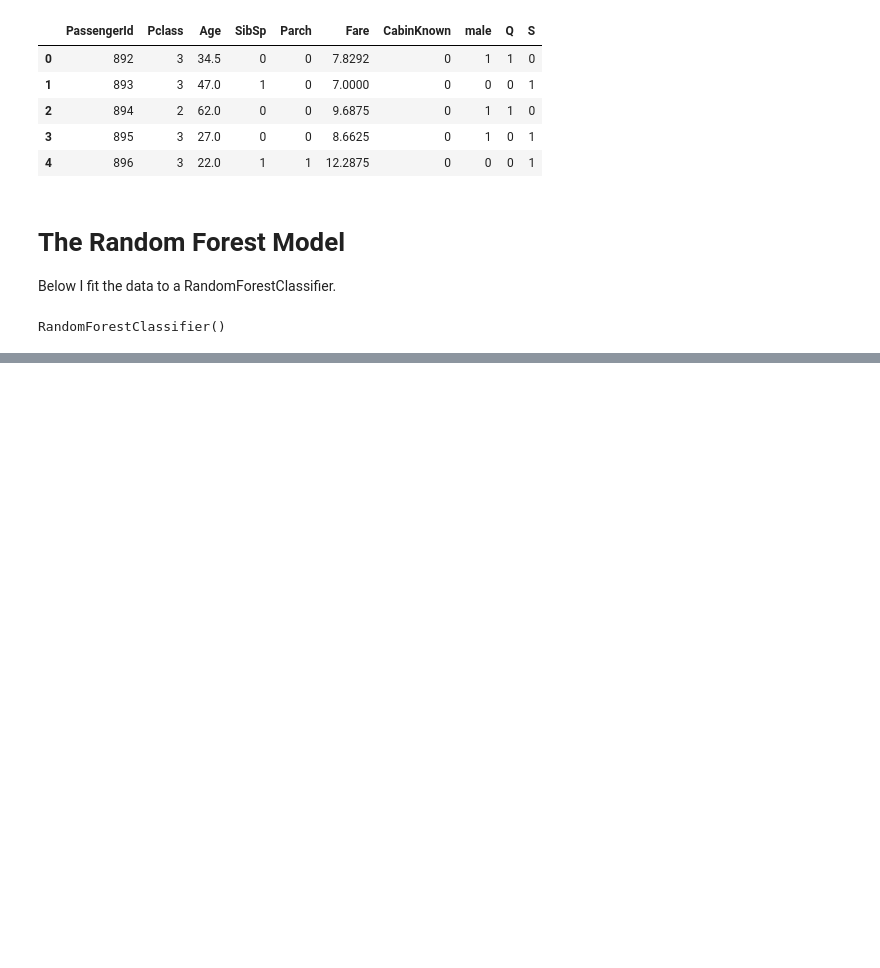
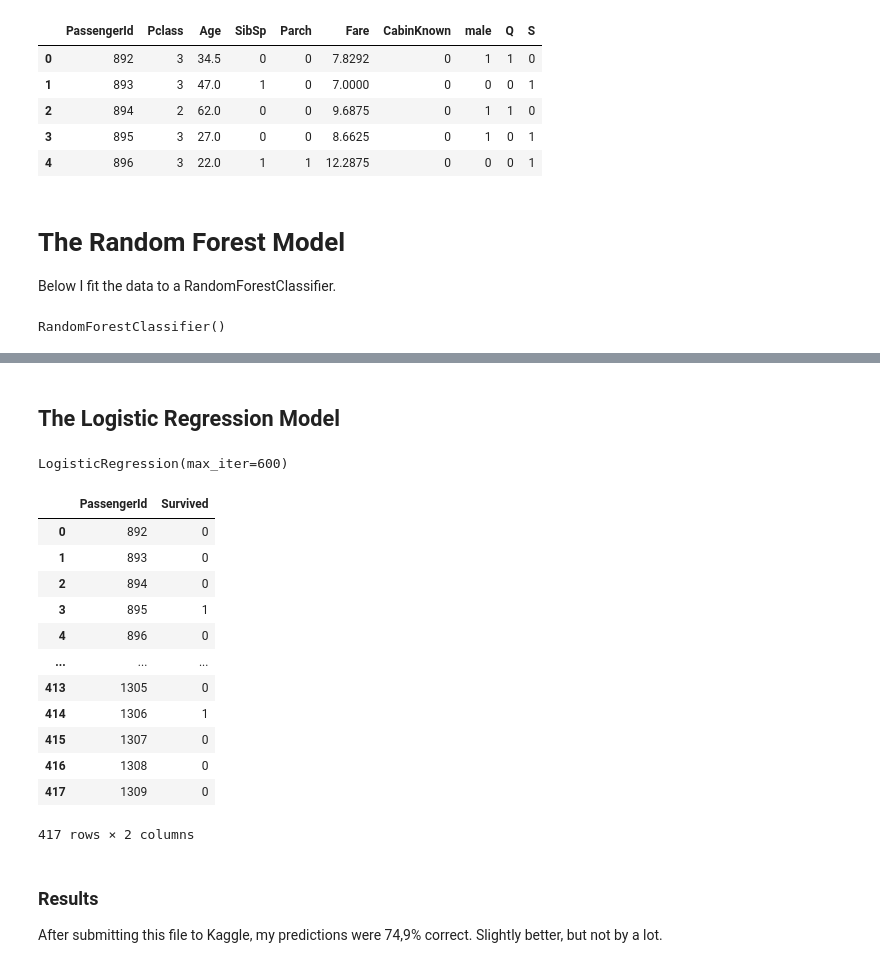
Before and after one commit to MargotKorteS/portfolio-da-ml, a Jupyter notebook: Titanic data analysis (Random Forest in Jupyter)/Titanic analysis (with Random Forest).ipynb, the cells around one changed output, grey strips where cells are left out. Drawn from its saved outputs; the diff is of its cells as text; code cells hidden in the pictures; blank space fills up the shorter version.

```diff
--- a/Titanic data analysis (Random Forest in Jupyter)/Titanic analysis (with Random Forest).ipynb
+++ b/Titanic data analysis (Random Forest in Jupyter)/Titanic analysis (with Random Forest).ipynb
@@ -397,0 +449,2 @@ results
+# %% [markdown]
+## The Logistic Regression Model
@@ -397,0 +453,5 @@ results
+# %%
+logmodel = LogisticRegression(solver='lbfgs', max_iter=600)
+logmodel.fit(X, y)
+# %% [output]
+LogisticRegression(max_iter=600)
@@ -397,0 +462,16 @@ results
+# %%
+results
+# %% [output]
+|  | PassengerId | Survived |
+| 0 | 892 | 0 |
+| 1 | 893 | 0 |
+| 2 | 894 | 0 |
+| 3 | 895 | 1 |
+| 4 | 896 | 0 |
+| ... | ... | ... |
+| 413 | 1305 | 0 |
+| 414 | 1306 | 1 |
+| 415 | 1307 | 0 |
+| 416 | 1308 | 0 |
+| 417 | 1309 | 0 |
+417 rows × 2 columns
@@ -397,0 +480,5 @@ results
+# %% [markdown]
+### Results
+
+After submitting this file to Kaggle, my predictions were 74,9% correct.
+Slightly better, but not by a lot.
```
Also changed, not shown: parts of 13 cells of this notebook, 19 other files.
